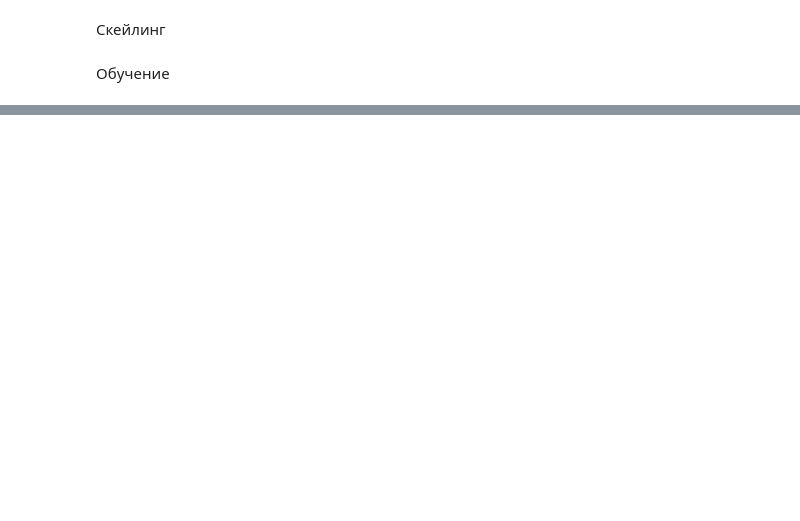
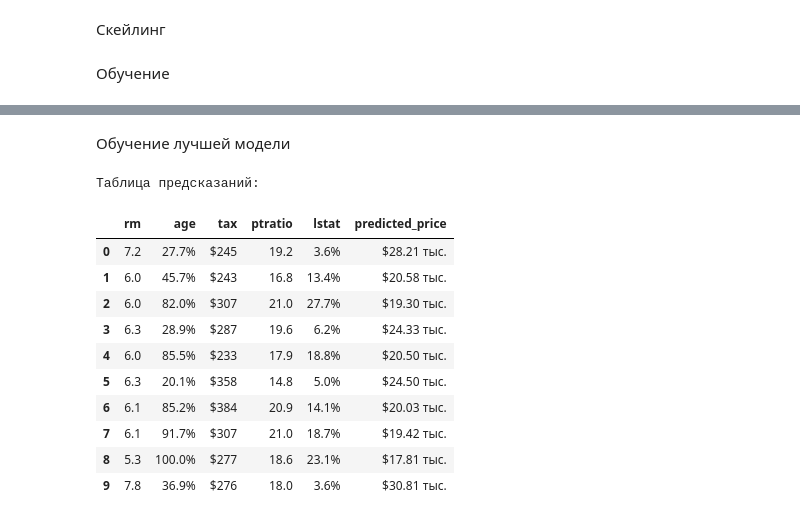
Before and after one commit to kuskas112/Labs, a Jupyter notebook: Машинное обучение/Практики/1/1.ipynb, the cells around one changed output, grey strips where cells are left out. Cells and saved outputs as stored; diff of their text form; code cells hidden in the pictures; blank space fills up the shorter version.

```diff
--- a/Машинное обучение/Практики/1/1.ipynb
+++ b/Машинное обучение/Практики/1/1.ipynb
@@ -128,10 +158,17 @@ plt.show()
 # %%
 from sklearn.preprocessing import MinMaxScaler
 
-scaler = MinMaxScaler()
-df_scaled = scaler.fit_transform(df)
-df_scaled = pd.DataFrame(df_scaled, columns=df.columns)
-df = df_scaled
+X = df.drop('medv', axis=1)
+y = df['medv']
+
+scaler_features = MinMaxScaler()
+scaler_target = MinMaxScaler()
+
+X_scaled = scaler_features.fit_transform(X)
+X = pd.DataFrame(X_scaled, columns=X.columns)
+
+y_scaled = scaler_target.fit_transform(y.values.reshape(-1, 1))
+y = y_scaled.ravel()
 # %% [markdown]
 Обучение
 # %%
@@ -140,0 +249,37 @@ medv
+# %% [markdown]
+Обучение лучшей модели
+# %%
+rfr = RandomForestRegressor(n_estimators=100, random_state=42)
+rfr.fit(X, y)
+dfTest_scaled = scaler_features.fit_transform(dfTest)
+dfTest_scaled = pd.DataFrame(dfTest_scaled, columns=dfTest.columns)
+y_pred = rfr.predict(dfTest_scaled)
+y_pred_original = scaler_target.inverse_transform(y_pred.reshape(-1, 1)).flatten()
+
+results_df = dfTest.iloc[:10].copy()
+results_df['predicted_price'] = y_pred_original[:10]
+
+display_columns = ['rm', 'age', 'tax', 'ptratio', 'lstat', 'predicted_price']
+
+print("Таблица предсказаний:")
+display(results_df[display_columns].round(2).style.format({
+    'predicted_price': '${:.2f} тыс.',
+    'tax': '${:.0f}',
+    'rm': '{:.1f}',
+    'age': '{:.1f}%',
+    'ptratio': '{:.1f}',
+    'lstat': '{:.1f}%'
+}))
+# %% [output]
+Таблица предсказаний:
+|  | rm | age | tax | ptratio | lstat | predicted_price |
+| 0 | 7.2 | 27.7% | $245 | 19.2 | 3.6% | $28.21 тыс. |
+| 1 | 6.0 | 45.7% | $243 | 16.8 | 13.4% | $20.58 тыс. |
+| 2 | 6.0 | 82.0% | $307 | 21.0 | 27.7% | $19.30 тыс. |
+| 3 | 6.3 | 28.9% | $287 | 19.6 | 6.2% | $24.33 тыс. |
+| 4 | 6.0 | 85.5% | $233 | 17.9 | 18.8% | $20.50 тыс. |
+| 5 | 6.3 | 20.1% | $358 | 14.8 | 5.0% | $24.50 тыс. |
+| 6 | 6.1 | 85.2% | $384 | 20.9 | 14.1% | $20.03 тыс. |
+| 7 | 6.1 | 91.7% | $307 | 21.0 | 18.7% | $19.42 тыс. |
+| 8 | 5.3 | 100.0% | $277 | 18.6 | 23.1% | $17.81 тыс. |
+| 9 | 7.8 | 36.9% | $276 | 18.0 | 3.6% | $30.81 тыс. |
```
Also changed, not shown: parts of 5 cells of this notebook, 5 other files.
